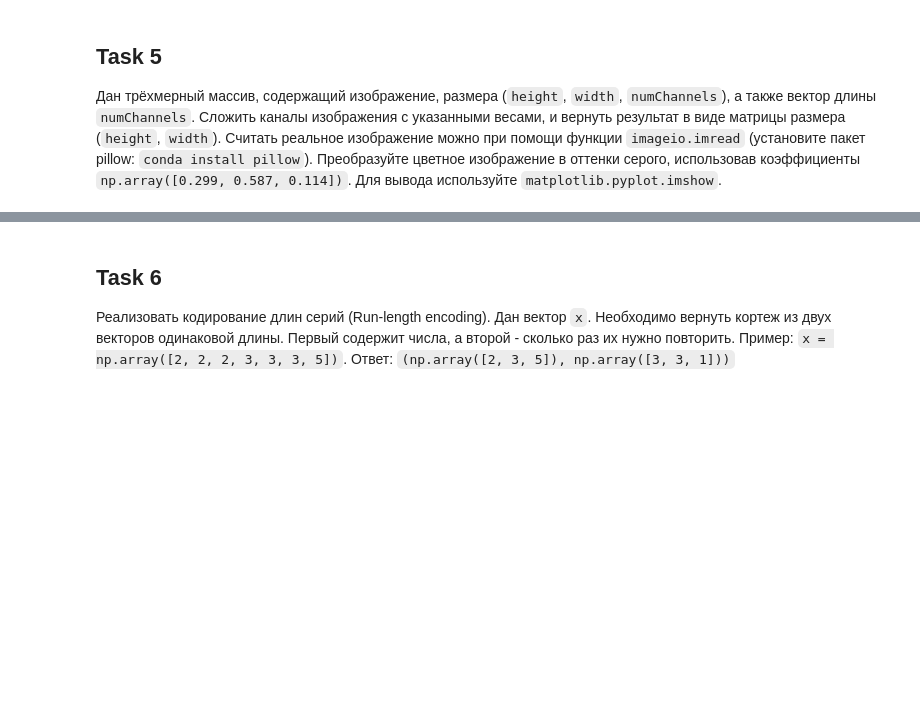
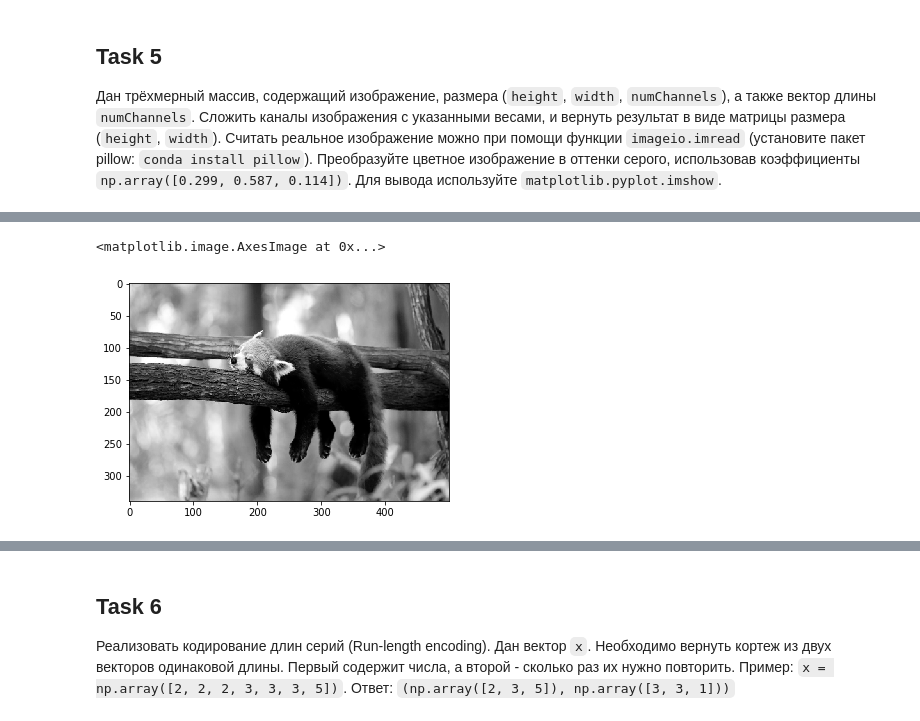
Before and after one commit to z4444a/ml-course, a Jupyter notebook: assignment_1.ipynb, the cells around one changed output, grey strips where cells are left out. Saved outputs shown, nothing was run; the diff lists cells and outputs as text; code cells hidden in the pictures; blank space fills up the shorter version.

```diff
--- a/assignment_1.ipynb
+++ b/assignment_1.ipynb
@@ -220,0 +304,11 @@ fast
+# %%
+np.testing.assert_array_almost_equal(task_5_slow(im_arr_2), task_5_fast(im_arr_2))
+
+print('slow')
+%timeit task_5_slow(im_arr_2)
+print('fast')
+%timeit task_5_fast(im_arr_2)
+
+gray_im_arr = task_5_fast(im_arr_2)
+plt.imshow(gray_im_arr, cmap='gray')
+# %% [output]
@@ -220,0 +319,2 @@ fast
+<matplotlib.image.AxesImage at 0x...>
+[figure, added]
```
Also changed, not shown: parts of 22 cells of this notebook.
